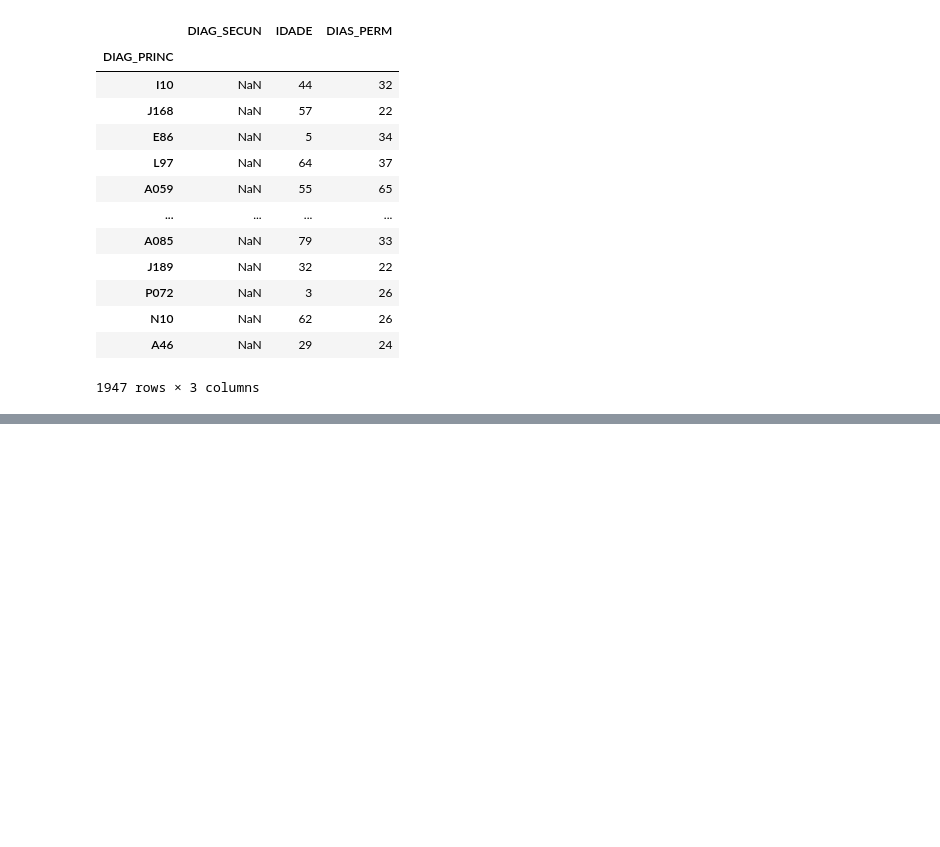
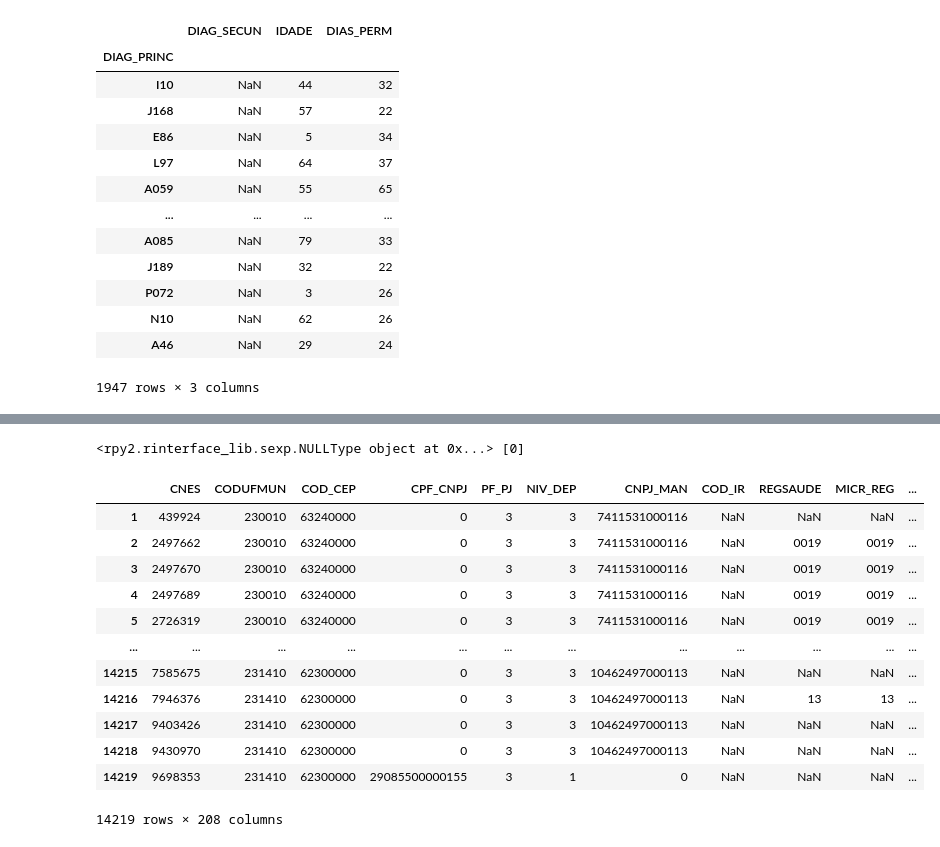
Before and after one commit to humbertocarmona/pyopensus, a Jupyter notebook: notebooks/preliminar.ipynb, the cells around one changed output, grey strips where cells are left out. Drawn from its saved outputs; the diff is of its cells as text; code cells hidden in the pictures; blank space fills up the shorter version.

```diff
--- a/notebooks/preliminar.ipynb
+++ b/notebooks/preliminar.ipynb
@@ -312,0 +392,22 @@ ex1.set_index("DIAG_PRINC")
+# %%
+ex.to_csvfile(os.path.join(cnespath, "STCE2308.csv"))
+# %% [output]
+<rpy2.rinterface_lib.sexp.NULLType object at 0x...> [0]
+# %%
+tt = pd.read_csv(os.path.join(cnespath, "STCE2308.csv"), encoding='latin')
+# %%
+tt
+# %% [output]
+|  | CNES | CODUFMUN | COD_CEP | CPF_CNPJ | PF_PJ | NIV_DEP | CNPJ_MAN | COD_IR | REGSAUDE | MICR_REG | ... |
+| 1 | 439924 | 230010 | 63240000 | 0 | 3 | 3 | 7411531000116 | NaN | NaN | NaN | ... |
+| 2 | 2497662 | 230010 | 63240000 | 0 | 3 | 3 | 7411531000116 | NaN | 0019 | 0019 | ... |
+| 3 | 2497670 | 230010 | 63240000 | 0 | 3 | 3 | 7411531000116 | NaN | 0019 | 0019 | ... |
+| 4 | 2497689 | 230010 | 63240000 | 0 | 3 | 3 | 7411531000116 | NaN | 0019 | 0019 | ... |
+| 5 | 2726319 | 230010 | 63240000 | 0 | 3 | 3 | 7411531000116 | NaN | 0019 | 0019 | ... |
+| ... | ... | ... | ... | ... | ... | ... | ... | ... | ... | ... | ... |
+| 14215 | 7585675 | 231410 | 62300000 | 0 | 3 | 3 | 10462497000113 | NaN | NaN | NaN | ... |
+| 14216 | 7946376 | 231410 | 62300000 | 0 | 3 | 3 | 10462497000113 | NaN | 13 | 13 | ... |
+| 14217 | 9403426 | 231410 | 62300000 | 0 | 3 | 3 | 10462497000113 | NaN | NaN | NaN | ... |
+| 14218 | 9430970 | 231410 | 62300000 | 0 | 3 | 3 | 10462497000113 | NaN | NaN | NaN | ... |
+| 14219 | 9698353 | 231410 | 62300000 | 29085500000155 | 3 | 1 | 0 | NaN | NaN | NaN | ... |
+14219 rows × 208 columns
```
Also changed, not shown: parts of 13 cells of this notebook, 3 other files.
